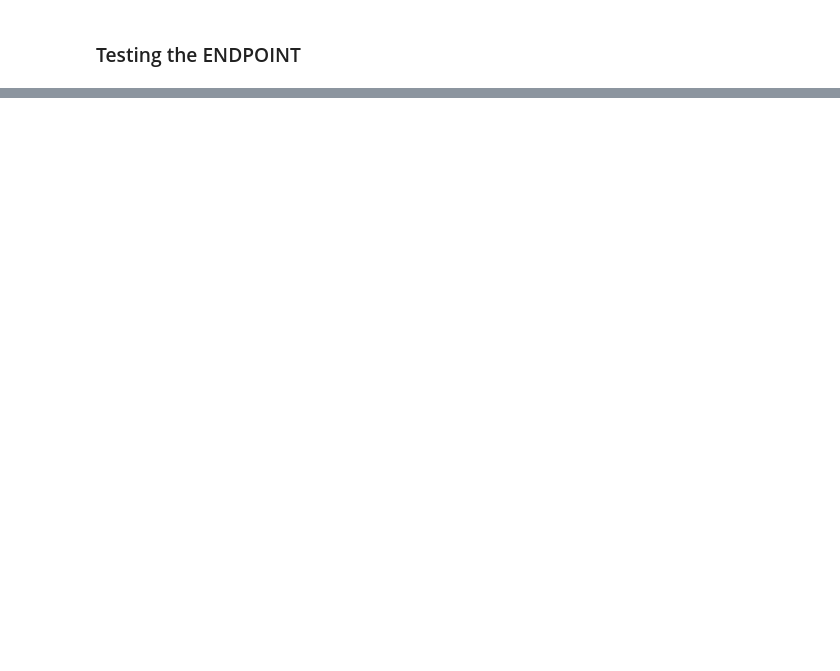
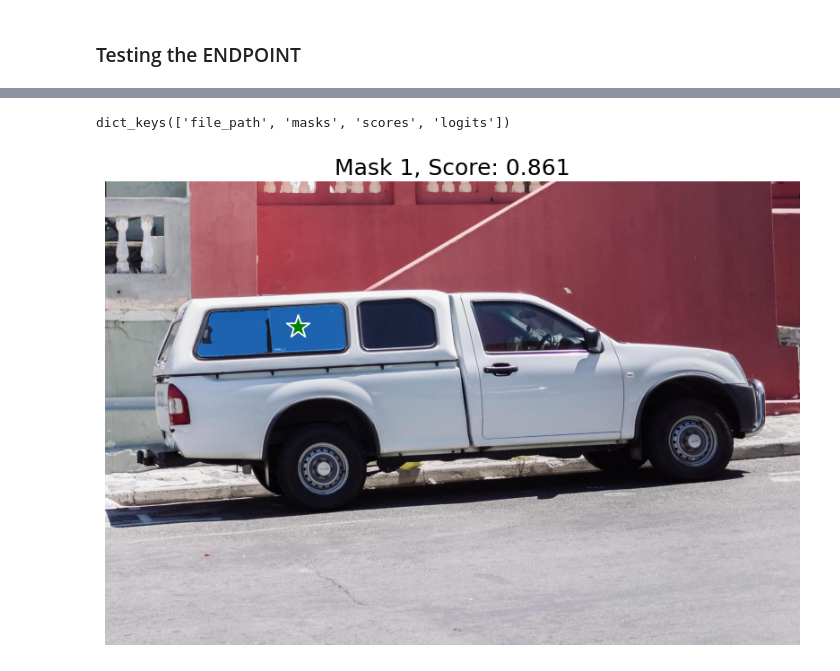
Before and after one commit to objectcomputing/ml-ops-segment-anything, a Jupyter notebook: vertexAI_online_predictions/containerise-deploy.ipynb, the cells around one changed output, grey strips where cells are left out. Cells and saved outputs as stored; diff of their text form; code cells hidden in the pictures; blank space fills up the shorter version.

```diff
--- a/vertexAI_online_predictions/containerise-deploy.ipynb
+++ b/vertexAI_online_predictions/containerise-deploy.ipynb
@@ -115,0 +125,17 @@ https://us-west1-aiplatform.googleapis.com/v1/projects/633534855904/locations/us
+# %%
+import json
+
+x = json.load(open('1691462021.jsonl'))
+# %%
+x.keys()
+# %% [output]
+dict_keys(['file_path', 'masks', 'scores', 'logits'])
+# %%
+import numpy as np
+
+input_point = np.array([[500, 375]])
+input_label = np.array([1])
+
+masks = np.array(x["masks"])
+scores = np.array(x["scores"])
+logits = np.array(x["logits"])
@@ -115,0 +177,16 @@ https://us-west1-aiplatform.googleapis.com/v1/projects/633534855904/locations/us
+# %%
+import cv2
+image = cv2.imread('/home/jupyter/ml-ops-segment-anything/demo-notebooks/images/truck.jpg')
+image = cv2.cvtColor(image, cv2.COLOR_BGR2RGB)
+# %%
+import matplotlib.pyplot as plt
+for i, (mask, score) in enumerate(zip(masks, scores)):
+    plt.figure(figsize=(10,10))
+    plt.imshow(image)
+    show_mask(mask, plt.gca())
+    show_points(input_point, input_label, plt.gca())
+    plt.title(f"Mask {i+1}, Score: {score:.3f}", fontsize=18)
+    plt.axis('off')
+    plt.show()
+# %% [output]
+[figure, added]
```
Also changed, not shown: parts of 9 cells of this notebook, 12 other files.
